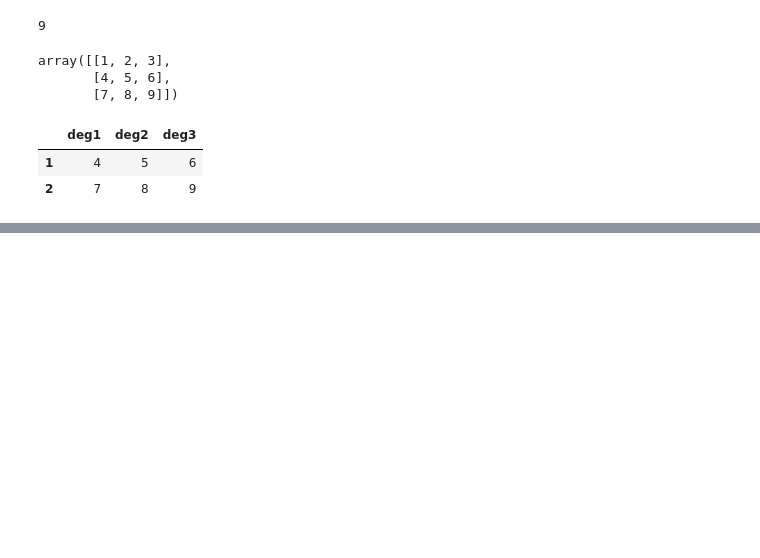
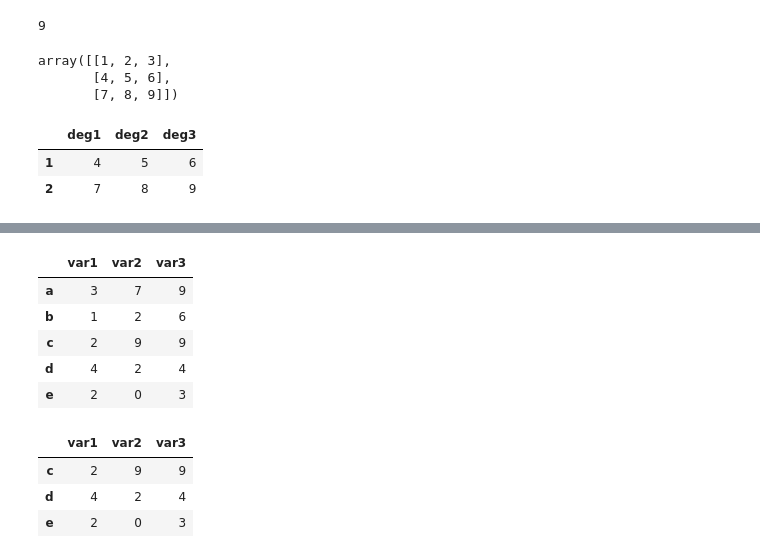
Before and after one commit to bilgekul/Veri-Manipulasyonu, a Jupyter notebook: veri_manipulasyonu_pandas.ipynb, the cells around one changed output, grey strips where cells are left out. Saved outputs shown, nothing was run; the diff lists cells and outputs as text; code cells hidden in the pictures; blank space fills up the shorter version.

```diff
--- a/veri_manipulasyonu_pandas.ipynb
+++ b/veri_manipulasyonu_pandas.ipynb
@@ -320,0 +351,16 @@ df.tail(2)
+# %%
+df
+# %% [output]
+|  | var1 | var2 | var3 |
+| a | 3 | 7 | 9 |
+| b | 1 | 2 | 6 |
+| c | 2 | 9 | 9 |
+| d | 4 | 2 | 4 |
+| e | 2 | 0 | 3 |
+# %%
+df["c":"e"]
+# %% [output]
+|  | var1 | var2 | var3 |
+| c | 2 | 9 | 9 |
+| d | 4 | 2 | 4 |
+| e | 2 | 0 | 3 |
```
Also changed, not shown: parts of 17 cells of this notebook.
